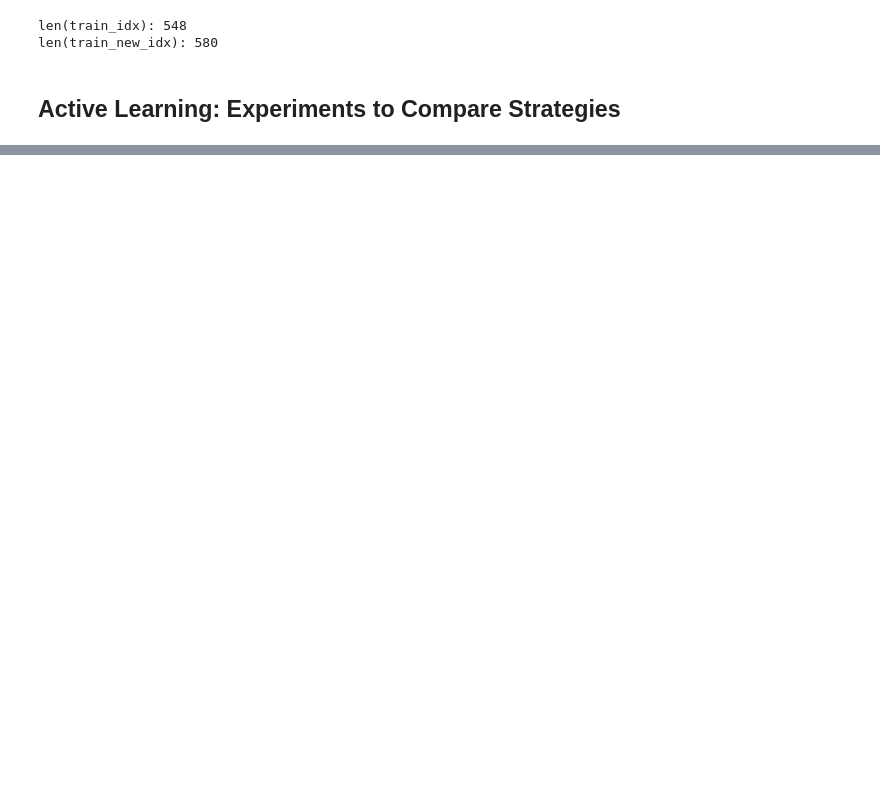
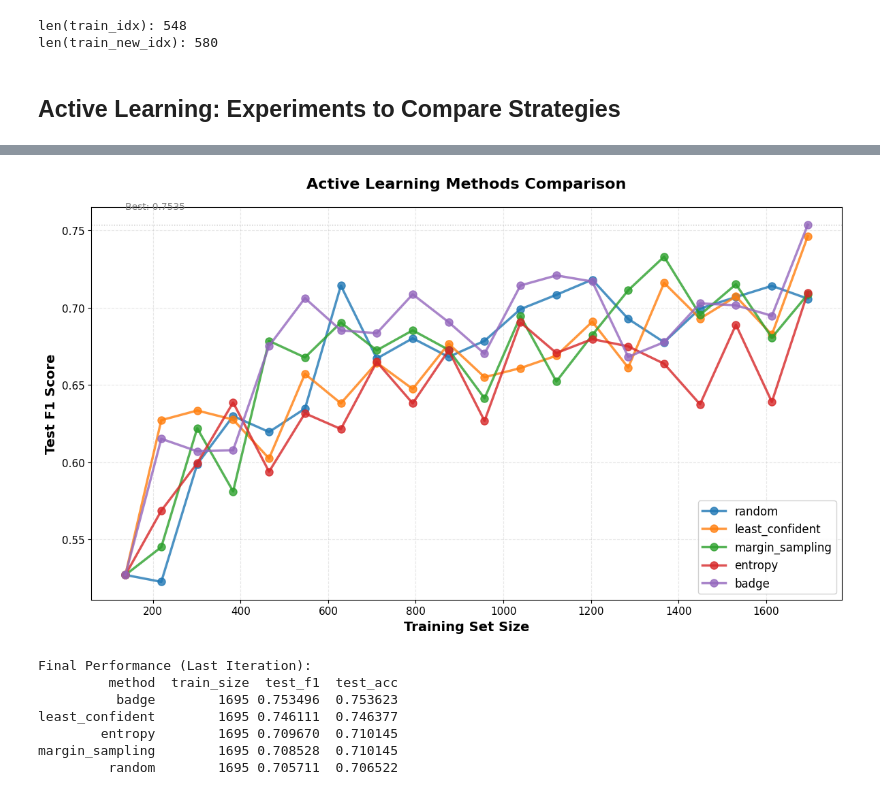
Before and after one commit to mxagar/active_learning_guide, a Jupyter notebook: active_learning.ipynb, the cells around one changed output, grey strips where cells are left out. Cells and saved outputs as stored; diff of their text form; code cells hidden in the pictures; blank space fills up the shorter version.

```diff
--- a/active_learning.ipynb
+++ b/active_learning.ipynb
@@ -376,0 +705,9 @@ len(train_new_idx): 580
+# %%
+# Given the root path, get lists of paths and labels
+paths, labels, classe_names, class_to_id = build_paths_and_labels(dataset_root / f"train_{IMAGE_MIN_SIZE}")
+
+# Perform stratified splitsfor train/val/test/pool
+# Pool is the portion of the data which is considered "unlabeled" and can be queried for active learning.
+train_idx, val_idx, test_idx, pool_idx = train_test_val_pool_split(
+    labels, train_ratio=0.2, val_ratio=0.1, test_ratio=0.1, seed=42
+)
@@ -376,0 +840,9 @@ len(train_new_idx): 580
+# %%
+# Given the root path, get lists of paths and labels
+paths, labels, classe_names, class_to_id = build_paths_and_labels(dataset_root / f"train_{IMAGE_MIN_SIZE}")
+
+# Perform stratified splitsfor train/val/test/pool
+# Pool is the portion of the data which is considered "unlabeled" and can be queried for active learning.
+train_idx, val_idx, test_idx, pool_idx = train_test_val_pool_split(
+    labels, train_ratio=0.05, val_ratio=0.1, test_ratio=0.1, seed=42
+)
@@ -376,0 +939,2 @@ len(train_new_idx): 580
+# %%
+df_all = all_results["combined_df"]
@@ -376,0 +955,39 @@ len(train_new_idx): 580
+# %%
+# Create the plot
+fig, ax = plt.subplots(figsize=(12, 7))
+
+# Plot each method
+for method in df_all['method'].unique():
+    method_df = df_all[df_all['method'] == method].sort_values('train_size')
+    ax.plot(method_df['train_size'], method_df['test_f1'],
+            marker='o', linewidth=2.5, markersize=8, label=method, alpha=0.8)
+
+# Styling
+ax.set_xlabel('Training Set Size', fontsize=14, fontweight='bold')
+ax.set_ylabel('Test F1 Score', fontsize=14, fontweight='bold')
+ax.set_title('Active Learning Methods Comparison', fontsize=16, fontweight='bold', pad=20)
+ax.legend(fontsize=12, loc='lower right', framealpha=0.9)
+ax.grid(True, alpha=0.3, linestyle='--')
+ax.tick_params(labelsize=11)
+
+# Add some context
+ax.axhline(y=df_all['test_f1'].max(), color='gray', linestyle=':', alpha=0.5, linewidth=1)
+ax.text(df_all['train_size'].min(), df_all['test_f1'].max() + 0.01,
+        f'Best: {df_all["test_f1"].max():.4f}', fontsize=10, color='gray')
+
+plt.tight_layout()
+plt.show()
+
+# Print summary statistics
+print("\nFinal Performance (Last Iteration):")
+final_results = df_all.groupby('method').tail(1)[['method', 'train_size', 'test_f1', 'test_acc']].sort_values('test_f1', ascending=False)
+print(final_results.to_string(index=False))
+# %% [output]
+[figure, added]
+Final Performance (Last Iteration):
+         method  train_size  test_f1  test_acc
+          badge        1695 0.753496  0.753623
+least_confident        1695 0.746111  0.746377
+        entropy        1695 0.709670  0.710145
+margin_sampling        1695 0.708528  0.710145
+         random        1695 0.705711  0.706522
```
Also changed, not shown: parts of 31 cells of this notebook, 3 other files.
